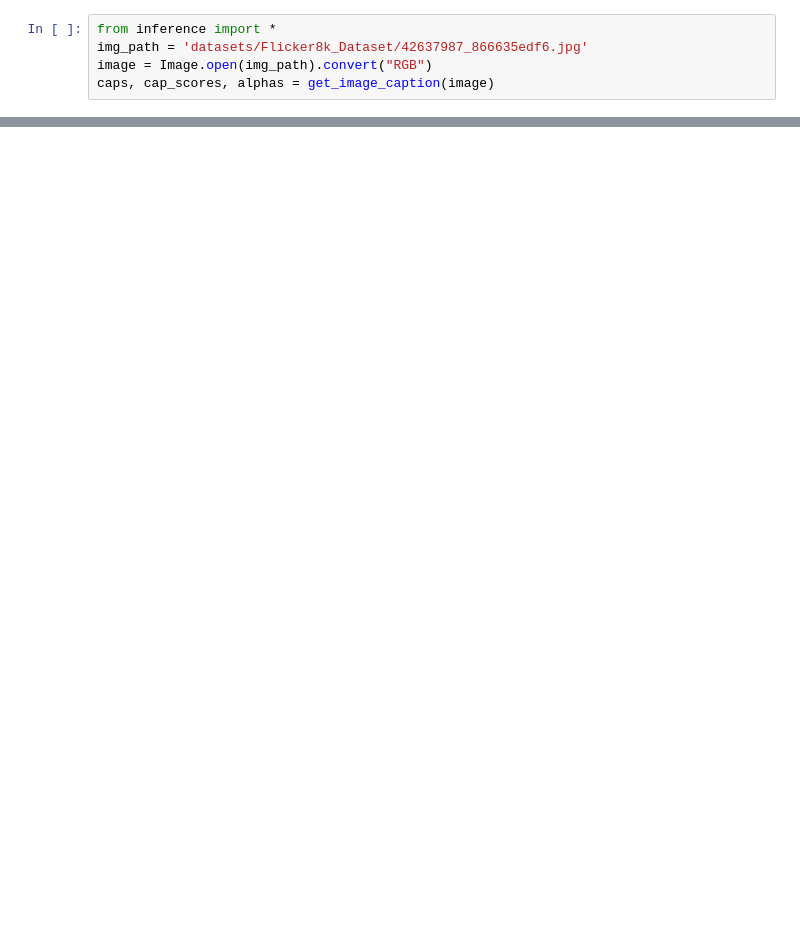
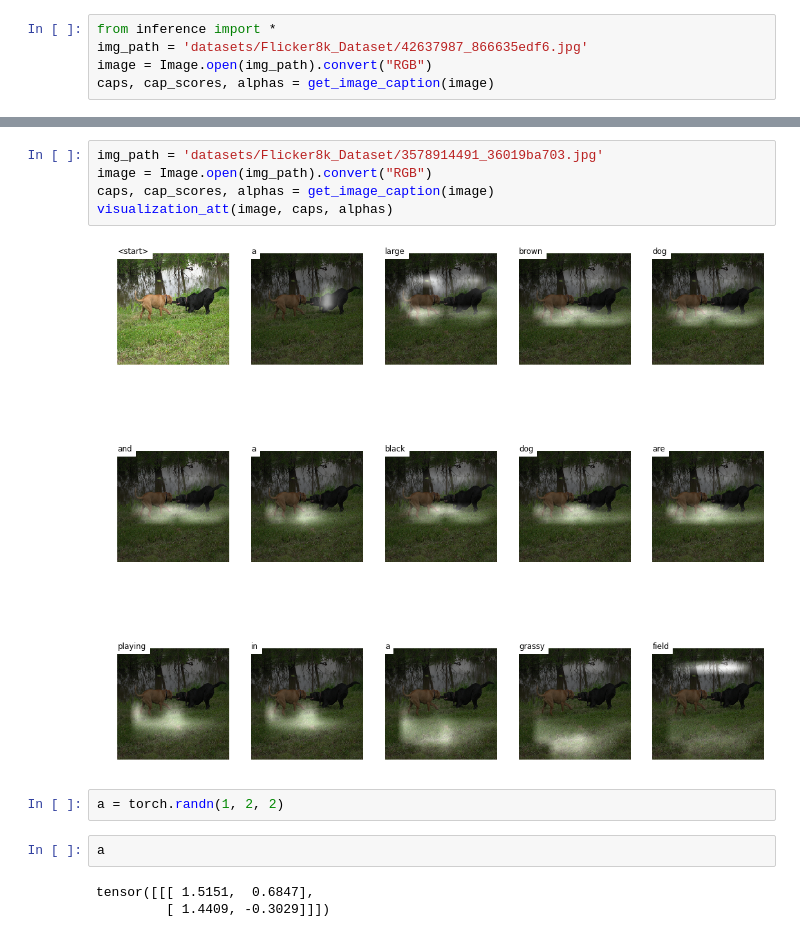
Before and after one commit to tensorinfinitysip/a-PyTorch-Project-to-Image-Caption, a Jupyter notebook: visulization_attention_map.ipynb, the cells around one changed output, grey strips where cells are left out. Saved outputs shown, nothing was run; the diff lists cells and outputs as text; blank space fills up the shorter version.

```diff
--- a/visulization_attention_map.ipynb
+++ b/visulization_attention_map.ipynb
@@ -9,0 +10,14 @@ visualization_att(image, caps, alphas)
+# %%
+img_path = 'datasets/Flicker8k_Dataset/3578914491_36019ba703.jpg'
+image = Image.open(img_path).convert("RGB")
+caps, cap_scores, alphas = get_image_caption(image)
+visualization_att(image, caps, alphas)
+# %% [output]
+[figure, added]
+# %%
+a = torch.randn(1, 2, 2)
+# %%
+a
+# %% [output]
+tensor([[[ 1.5151,  0.6847],
+         [ 1.4409, -0.3029]]])
```
Also changed, not shown: parts of 2 cells of this notebook, 2 other files.
